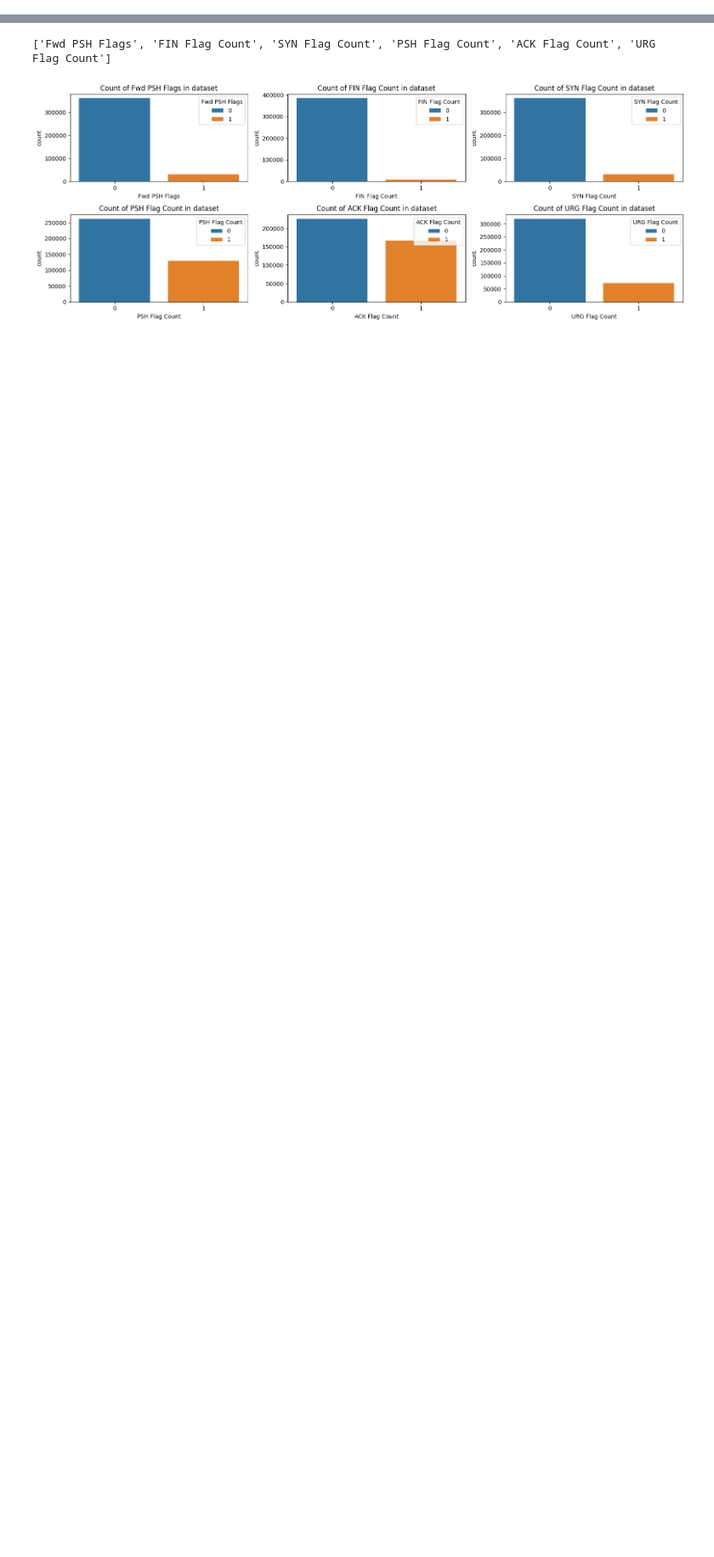
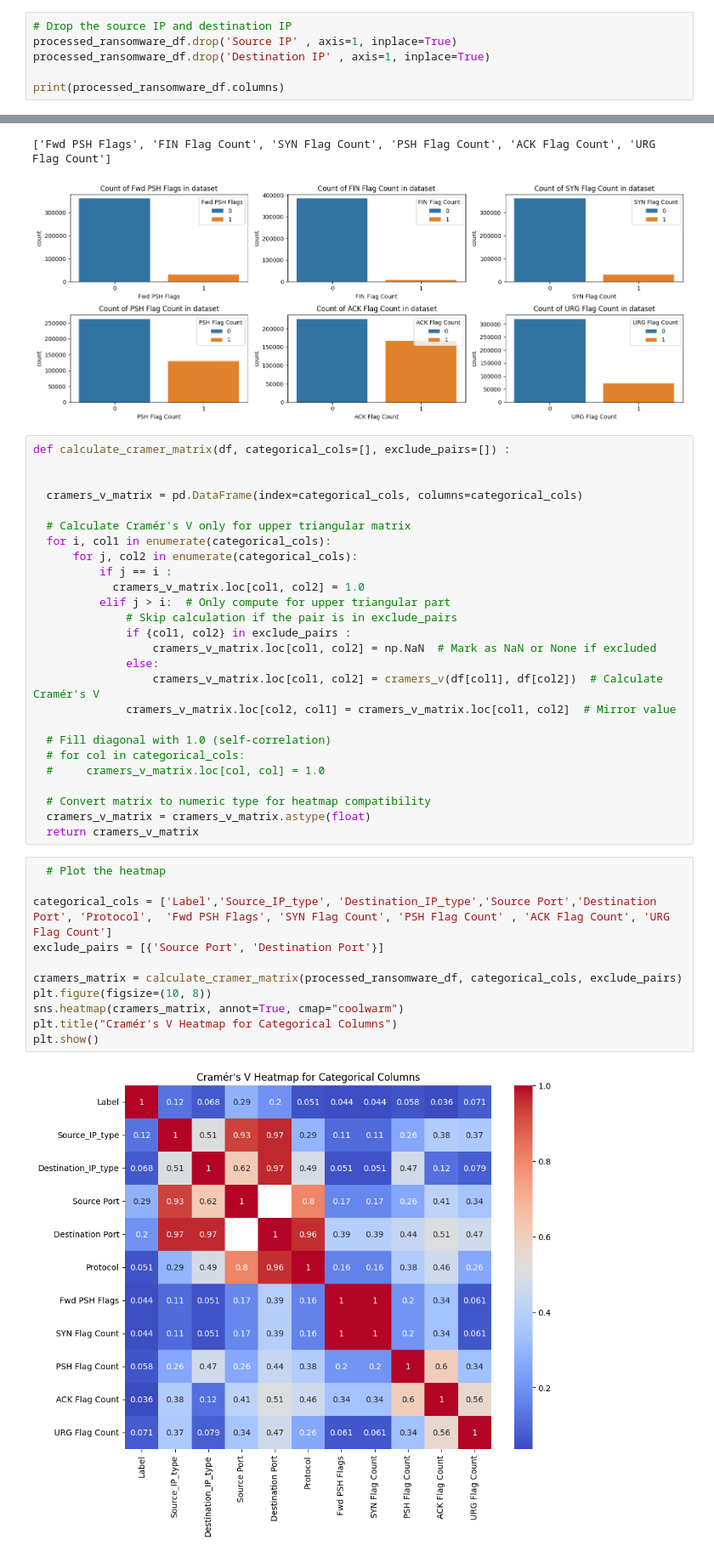
Before and after one commit to ArchisKulkarni002/RansomwareMLProject, a Jupyter notebook: Ransomware_Main.ipynb, the cells around one changed output, grey strips where cells are left out. Shown: that part at 85% size. Cells and saved outputs as stored; diff of their text form; blank space fills up the shorter version.

Commit message:
EDA categorical

```diff
--- a/Ransomware_Main.ipynb
+++ b/Ransomware_Main.ipynb
@@ -181,3 +183,9 @@ display(HTML(ip_type_summary_df.to_html(max_rows=100, max_cols=None)))
 |  | Column | Data Type | Total Count | Total Distinct | Null Count | Mode |
 | 0 | Source_IP_type | object | 392034 | 2 | 0 | private |
 | 1 | Destination_IP_type | object | 392034 | 3 | 0 | public |
+# %%
+# Drop the source IP and destination IP
+processed_ransomware_df.drop('Source IP' , axis=1, inplace=True)
+processed_ransomware_df.drop('Destination IP' , axis=1, inplace=True)
+
+print(processed_ransomware_df.columns)
@@ -376,3 +402,42 @@ plt.show()
 # %% [output]
 ['Fwd PSH Flags', 'FIN Flag Count', 'SYN Flag Count', 'PSH Flag Count', 'ACK Flag Count', 'URG Flag Count']
 [figure]
+# %%
+def calculate_cramer_matrix(df, categorical_cols=[], exclude_pairs=[]) :
+
+
+  cramers_v_matrix = pd.DataFrame(index=categorical_cols, columns=categorical_cols)
+
+  # Calculate Cramér's V only for upper triangular matrix
+  for i, col1 in enumerate(categorical_cols):
+      for j, col2 in enumerate(categorical_cols):
+          if j == i :
+            cramers_v_matrix.loc[col1, col2] = 1.0
+          elif j > i:  # Only compute for upper triangular part
+              # Skip calculation if the pair is in exclude_pairs
+              if {col1, col2} in exclude_pairs :
+                  cramers_v_matrix.loc[col1, col2] = np.NaN  # Mark as NaN or None if excluded
+              else:
+                  cramers_v_matrix.loc[col1, col2] = cramers_v(df[col1], df[col2])  # Calculate Cramér's V
+              cramers_v_matrix.loc[col2, col1] = cramers_v_matrix.loc[col1, col2]  # Mirror value
+
+  # Fill diagonal with 1.0 (self-correlation)
+  # for col in categorical_cols:
+  #     cramers_v_matrix.loc[col, col] = 1.0
+
+  # Convert matrix to numeric type for heatmap compatibility
+  cramers_v_matrix = cramers_v_matrix.astype(float)
+  return cramers_v_matrix
+# %%
+  # Plot the heatmap
+
+categorical_cols = ['Label','Source_IP_type', 'Destination_IP_type','Source Port','Destination Port', 'Protocol',  'Fwd PSH Flags', 'SYN Flag Count', 'PSH Flag Count' , 'ACK Flag Count', 'URG Flag Count']
+exclude_pairs = [{'Source Port', 'Destination Port'}]
+
+cramers_matrix = calculate_cramer_matrix(processed_ransomware_df, categorical_cols, exclude_pairs)
+plt.figure(figsize=(10, 8))
+sns.heatmap(cramers_matrix, annot=True, cmap="coolwarm")
+plt.title("Cramér's V Heatmap for Categorical Columns")
+plt.show()
+# %% [output]
+[figure, added]
```
Also changed, not shown: parts of 4 cells of this notebook.
